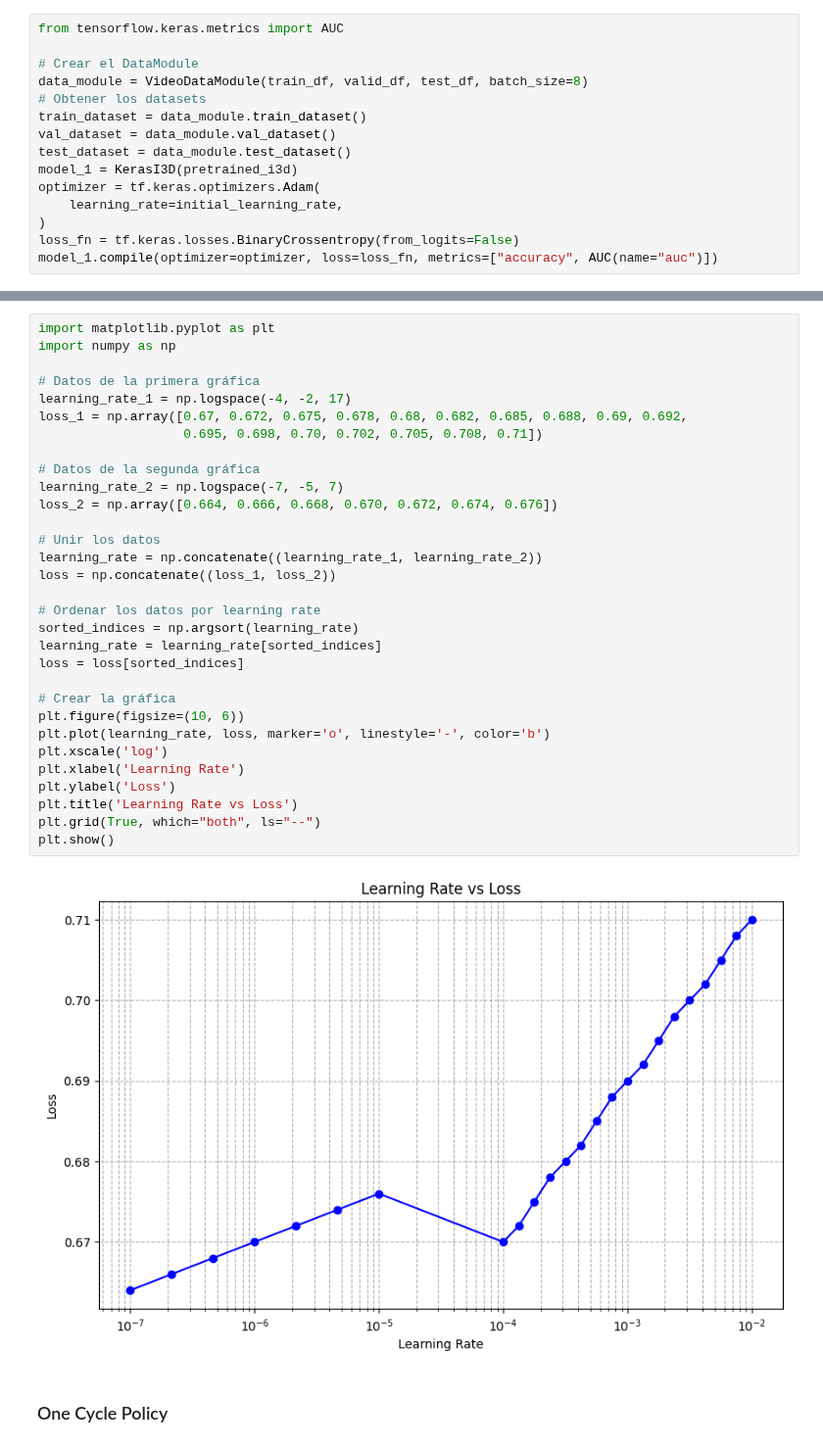
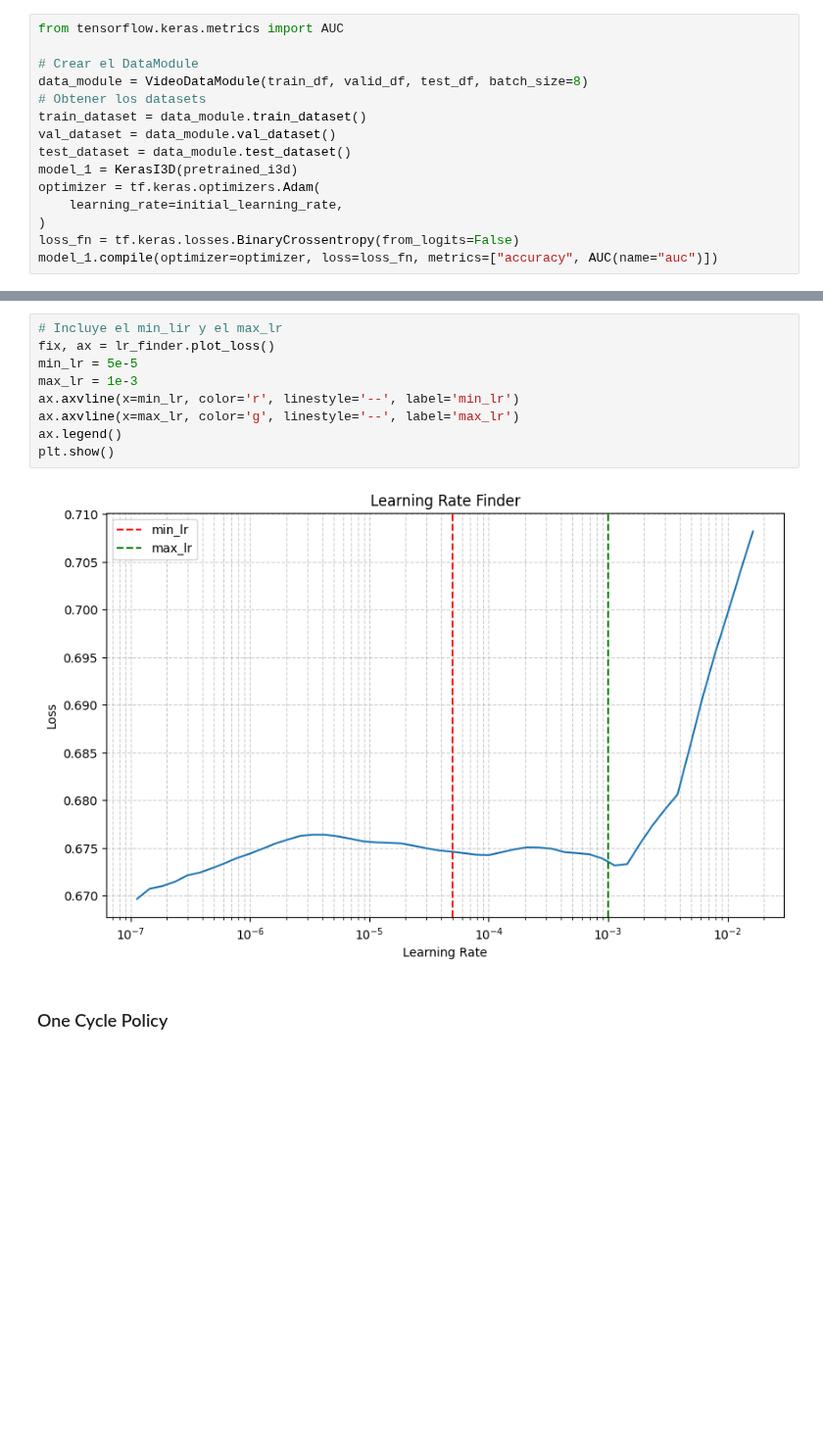
Before and after one commit to AndresH1234/Crime_Detection, a Jupyter notebook: notebooks/4_models.ipynb, the cells around one changed output, grey strips where cells are left out. Shown at 98% size. Drawn from its saved outputs; the diff is of its cells as text; blank space fills up the shorter version.

```diff
--- a/notebooks/4_models.ipynb
+++ b/notebooks/4_models.ipynb
@@ -532,36 +449,14 @@ lr_finder.plot_loss()
-# %%
-import matplotlib.pyplot as plt
-import numpy as np
-
-# Datos de la primera gráfica
-learning_rate_1 = np.logspace(-4, -2, 17)
-loss_1 = np.array([0.67, 0.672, 0.675, 0.678, 0.68, 0.682, 0.685, 0.688, 0.69, 0.692,
-                   0.695, 0.698, 0.70, 0.702, 0.705, 0.708, 0.71])
-
-# Datos de la segunda gráfica
-learning_rate_2 = np.logspace(-7, -5, 7)
-loss_2 = np.array([0.664, 0.666, 0.668, 0.670, 0.672, 0.674, 0.676])
-
-# Unir los datos
-learning_rate = np.concatenate((learning_rate_1, learning_rate_2))
-loss = np.concatenate((loss_1, loss_2))
-
-# Ordenar los datos por learning rate
-sorted_indices = np.argsort(learning_rate)
-learning_rate = learning_rate[sorted_indices]
-loss = loss[sorted_indices]
-
-# Crear la gráfica
-plt.figure(figsize=(10, 6))
-plt.plot(learning_rate, loss, marker='o', linestyle='-', color='b')
-plt.xscale('log')
-plt.xlabel('Learning Rate')
-plt.ylabel('Loss')
-plt.title('Learning Rate vs Loss')
-plt.grid(True, which="both", ls="--")
-plt.show()
-# %% [output]
-[figure, removed]
+# %%
+# Incluye el min_lir y el max_lr
+fix, ax = lr_finder.plot_loss()
+min_lr = 5e-5
+max_lr = 1e-3
+ax.axvline(x=min_lr, color='r', linestyle='--', label='min_lr')
+ax.axvline(x=max_lr, color='g', linestyle='--', label='max_lr')
+ax.legend()
+plt.show()
+# %% [output]
+[figure, added]
 # %% [markdown]
 ### One Cycle Policy
 # %%
```
Also changed, not shown: parts of 16 cells of this notebook.
